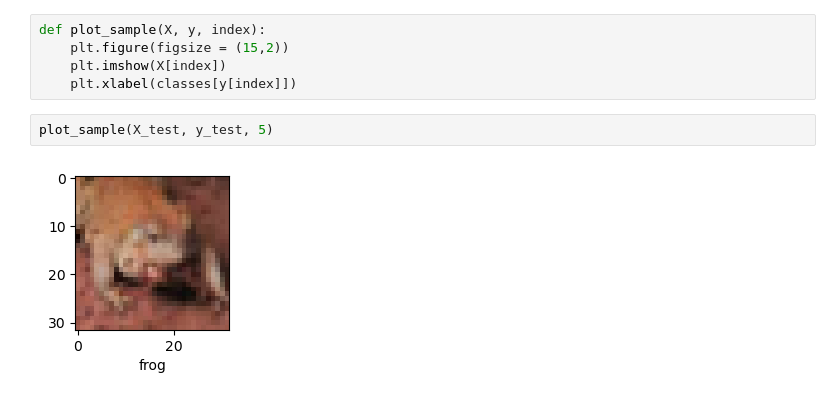
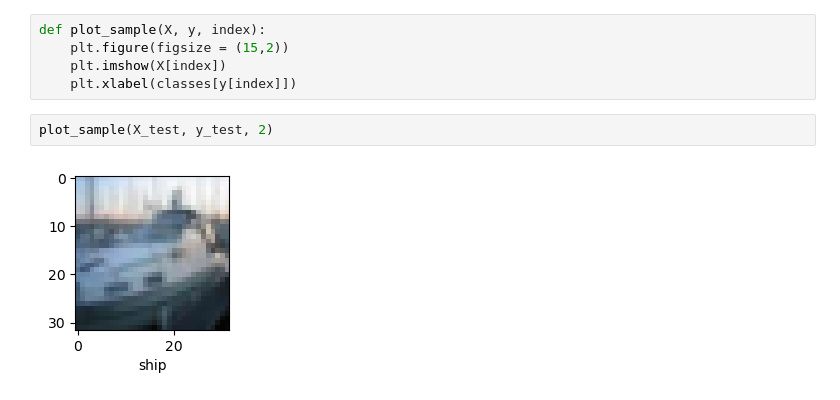
Before and after one commit to aqmery/ML, a Jupyter notebook: convolutional_neural_network/old_CNN.ipynb, the cells around one changed output. Drawn from its saved outputs; the diff is of its cells as text.

```diff
--- a/convolutional_neural_network/old_CNN.ipynb
+++ b/convolutional_neural_network/old_CNN.ipynb
@@ -298,6 +298,6 @@ def plot_sample(X, y, index):
     plt.imshow(X[index])
     plt.xlabel(classes[y[index]])
 # %%
-plot_sample(X_test, y_test, 5)
+plot_sample(X_test, y_test, 2)
 # %% [output]
-[figure, old version]
+[figure, new version]
```
Also changed, not shown: 2 other files.
